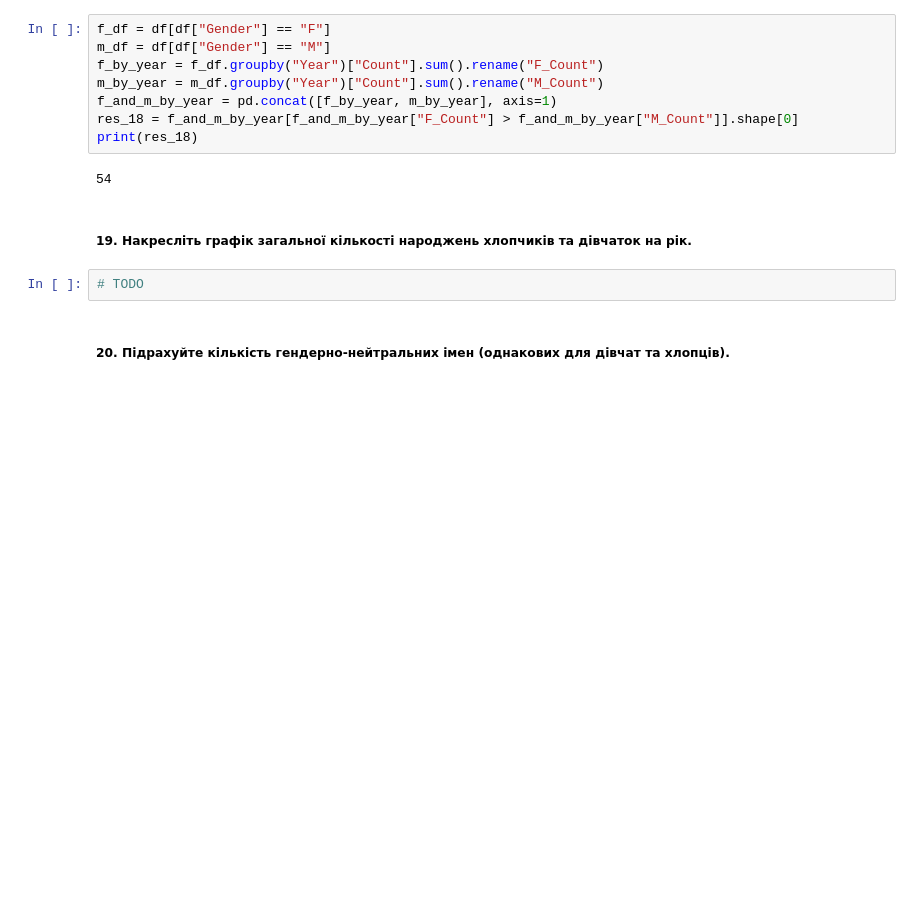
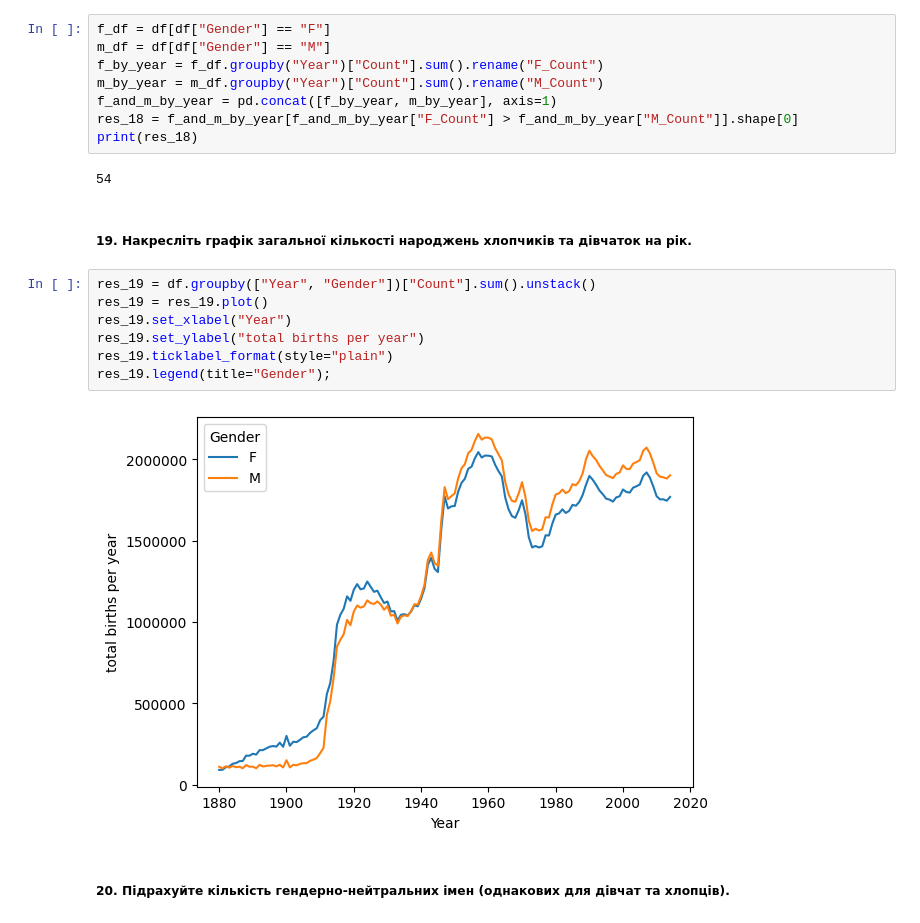
Before and after one commit to Artem259/univ4.2_ISM, a Jupyter notebook: lab3/task.ipynb, the cells around one changed output. Drawn from its saved outputs; the diff is of its cells as text; blank space fills up the shorter version.

```diff
--- a/lab3/task.ipynb
+++ b/lab3/task.ipynb
@@ -145,7 +145,14 @@ print(res_18)
 # %% [markdown]
 ##### 19. Накресліть графік загальної кількості народжень хлопчиків та дівчаток на рік.
 # %%
-# TODO
+res_19 = df.groupby(["Year", "Gender"])["Count"].sum().unstack()
+res_19 = res_19.plot()
+res_19.set_xlabel("Year")
+res_19.set_ylabel("total births per year")
+res_19.ticklabel_format(style="plain")
+res_19.legend(title="Gender");
+# %% [output]
+[figure, added]
 # %% [markdown]
 ##### 20. Підрахуйте кількість гендерно-нейтральних імен (однакових для дівчат та хлопців).
 # %%
```
Also changed, not shown: parts of 4 cells of this notebook, 1 other file.
